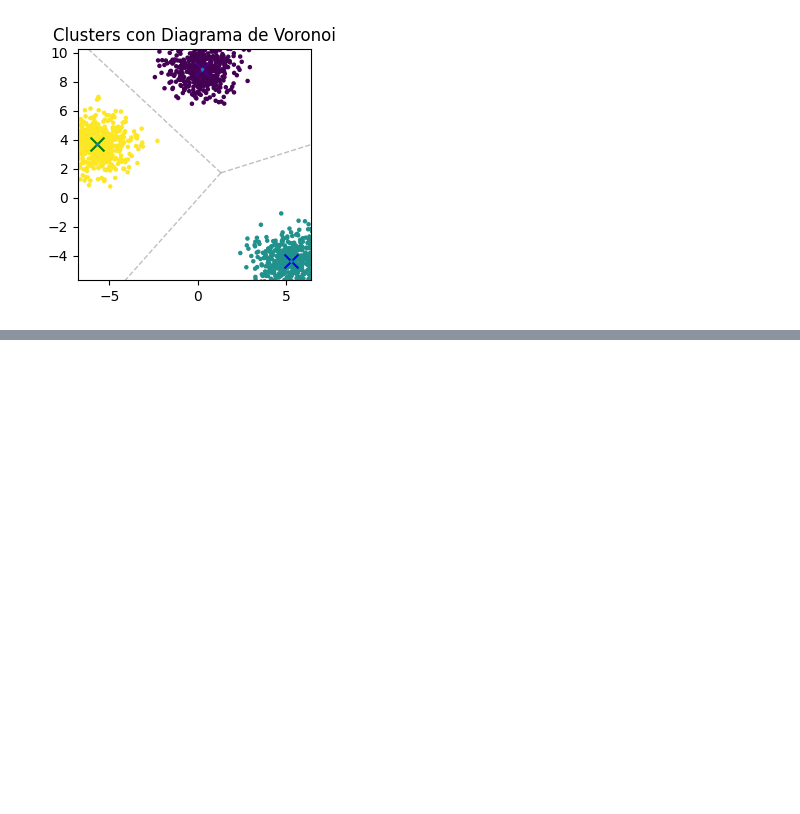
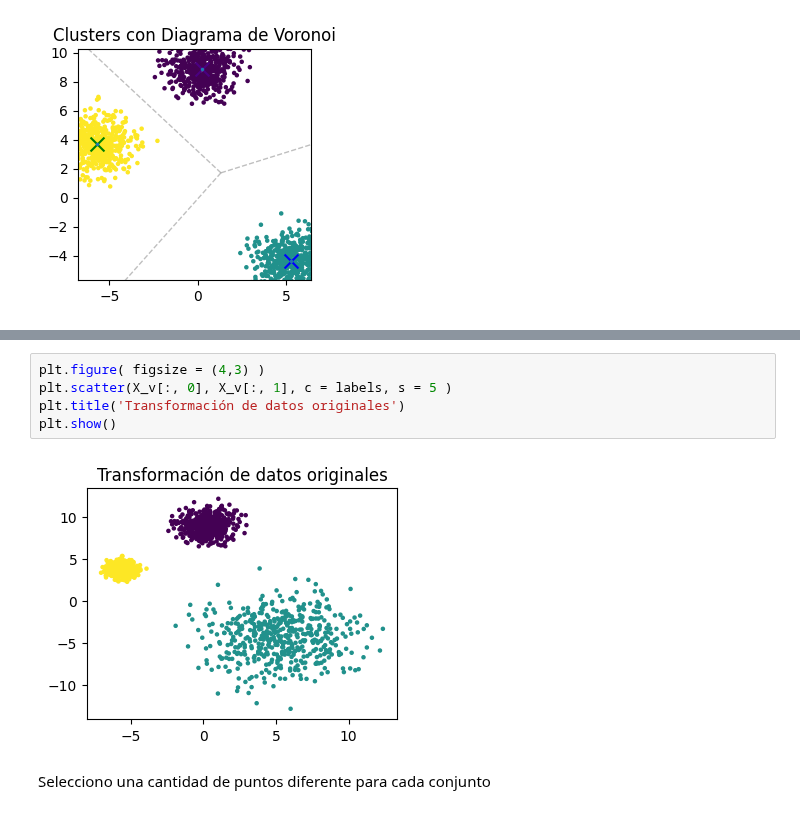
Before and after one commit to JhonZafra/Statistic_Concepts, a Jupyter notebook: SemanaXII/K-MeansClustering.ipynb, the cells around one changed output, grey strips where cells are left out. Cells and saved outputs as stored; diff of their text form; blank space fills up the shorter version.

```diff
--- a/SemanaXII/K-MeansClustering.ipynb
+++ b/SemanaXII/K-MeansClustering.ipynb
@@ -177,0 +208,9 @@ plt.show()
+# %%
+plt.figure( figsize = (4,3) )
+plt.scatter(X_v[:, 0], X_v[:, 1], c = labels, s = 5 )
+plt.title('Transformación de datos originales')
+plt.show()
+# %% [output]
+[figure, added]
+# %% [markdown]
+Selecciono una cantidad de puntos diferente para cada conjunto
```
Also changed, not shown: parts of 20 cells of this notebook.
